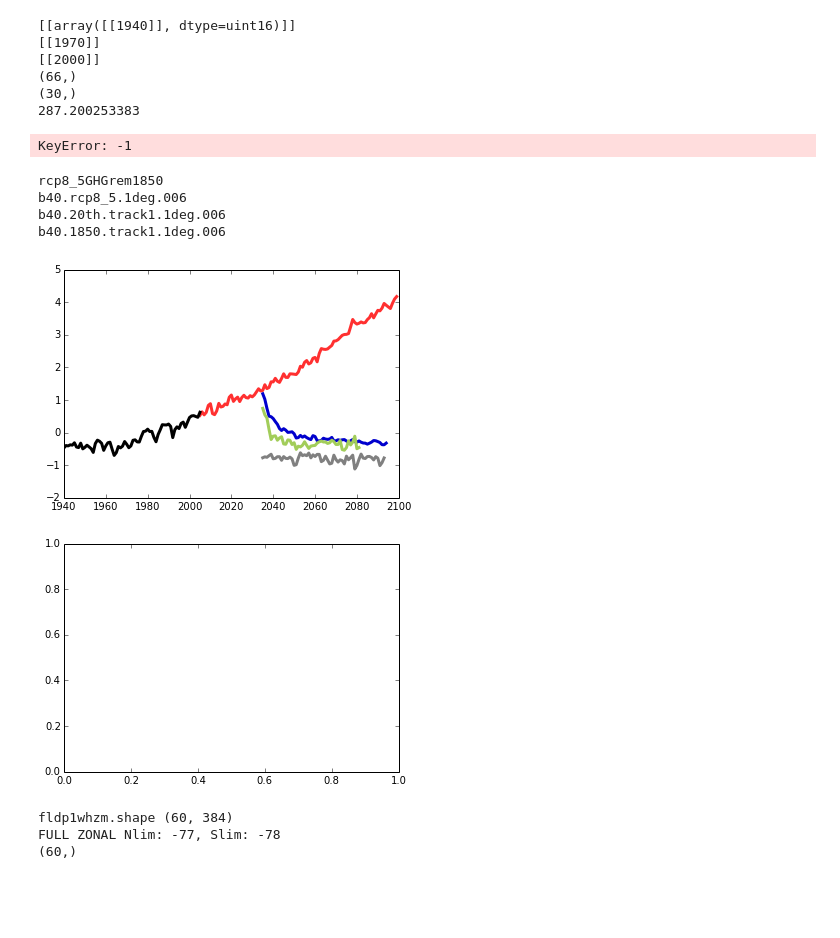
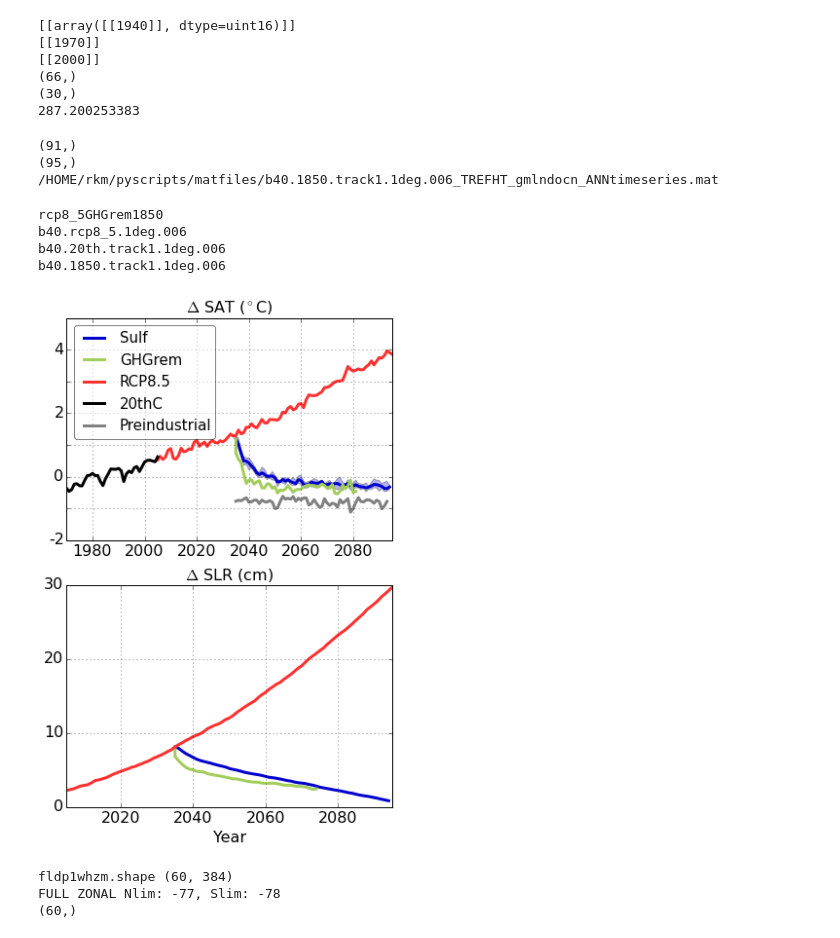
Before and after one commit to kemccusker/pyscripts, a Jupyter notebook: notebooks/ccsm4_geotimescalesfigs.ipynb, the cells around one changed output. Cells and saved outputs as stored; diff of their text form; code cells hidden in the pictures; blank space fills up the shorter version.

```diff
--- a/notebooks/ccsm4_geotimescalesfigs.ipynb
+++ b/notebooks/ccsm4_geotimescalesfigs.ipynb
@@ -9,8 +9,8 @@ import cccmacmaps as ccm
 
 printtofile=False
 
-#basepath='/home/rkm/pyscripts/matfiles/'
-basepath='/Users/kelly/School/Projects/maskclimatesens/matlab/'
+basepath='/HOME/rkm/pyscripts/matfiles/'
+#basepath='/Users/kelly/School/Projects/maskclimatesens/matlab/'
 fname=basepath + 'sealevelrise_variables2.mat'
 
 matdt = sp.io.loadmat(fname)
@@ -65,9 +65,9 @@ fontP.set_size('medium')
 
 
 # get 20thC SAT
-#basepath2='/home/rkm/pyscripts/matfiles/'
+basepath2='/HOME/rkm/pyscripts/matfiles/'
 ###basepath2='/Users/kelly/School/DATA/'
-basepath2='/Users/kelly/School/Projects/maskclimatesens/matlab/'
+#basepath2='/Users/kelly/School/Projects/maskclimatesens/matlab/'
 
 fnamec = basepath2 +'b40.20th.track1.1deg.006_TREFHT_gmlndocn_ANNtimeseries.mat'
 ctldt = sp.io.loadmat(fnamec)
@@ -91,6 +91,14 @@ print satc
 (66,)
 (30,)
 287.200253383
+# %%
+print rcp6.shape
+print rcp4.shape
+print fname
+# %% [output]
+(91,)
+(95,)
+/HOME/rkm/pyscripts/matfiles/b40.1850.track1.1deg.006_TREFHT_gmlndocn_ANNtimeseries.mat
 # %%
 sims=('rcp8_5GHGrem1850','b40.rcp8_5.1deg.006','b40.20th.track1.1deg.006','b40.1850.track1.1deg.006')
 col=(ccm.get_linecolor('darkolivegreen3'),ccm.get_linecolor('firebrick1'), 'black','0.5')
@@ -121,6 +129,8 @@ ensmax=ensdf.max(axis=1)
 xx=np.arange(2035,2035+60)
 sf = ax.plot(xx,ensdf.mean(axis=1)-satc,color=ccm.get_linecolor('mediumblue'),linewidth=3)
 
+fix1=ensdf.mean(axis=1)[0]
+
 leg = {}
 for sii,sim in enumerate(sims):
     print sim
@@ -129,7 +139,18 @@ for sii,sim in enumerate(sims):
     fld = np.squeeze(matdt['thefldANN'])
     startyr=matdt['startyr']
     xx=np.arange(startyr,startyr+len(fld))
+
+    if 'GHGrem' in fname: # fix gap in year 2035
+        fldtmp=np.zeros((len(fld)+1))
+        fldtmp[0] = fix1
+        fldtmp[1:] = fld
+        xx=np.zeros((len(fldtmp)))
+        xx[0]=startyr
+        xx[1:]=np.arange(startyr,startyr+len(fld))
+        fld=fldtmp
+
     leg[sim] = ax.plot(xx,fld-satc,color=col[sii],linewidth=3)
+
 
 xx=np.arange(2035,2035+60)
 # @@@ fill_between does not work on mac for some reason (Nov/5/2014)
@@ -142,41 +163,52 @@ ax.fill_between(xx,ensmin-satc,ensmax-satc,facecolor=ccm.get_linecolor('mediumbl
 ax.legend(('Sulf','GHGrem','RCP8.5','20thC','Preindustrial',),
           loc='upper left',fancybox=True,framealpha=0.5,fontsize=15)
 
 ax.grid()
 ax.set_xlim(1970,2095) #1970
 #ax.set_yticks(np.arange(286,293,2))
 #ax.set_yticklabels(np.arange(286,293,2),fontsize=16)
 ax.set_yticks(np.arange(-2,5,1))
 ax.set_yticklabels([-2,'',0,'',2,'',4,''],fontsize=16)
 ax.set_xticklabels(np.arange(1960,2100,20),fontsize=16)
 #ax.set_xlabel('Year')
 ax.set_title('$\Delta$ SAT ($^\circ$C)',fontsize=16)
 
+# fix gap for GHGrem in 2035:
+ghgremtmp=np.zeros((len(ghgrem)+1))
+ghgremtmp[0]=sulf[0]
+ghgremtmp[1:] = ghgrem
+xxghg=np.zeros((len(ghgrem)+1))
+xxghg[0]=2035
+xxghg[1:]=np.arange(2035,2035+len(ghgrem))
+
+
 ax=axs[1]
 xxr=np.arange(2005,2005+len(rcp4))
+xxr6=np.arange(2005,2005+len(rcp6))
 
 ax.plot(np.arange(2035,2035+len(sulf)),sulf,color=ccm.get_linecolor('mediumblue'),linewidth=3)
-ax.plot(np.arange(2035,2035+len(ghgrem)),ghgrem,
+ax.plot(xxghg,ghgremtmp,
         color=ccm.get_linecolor('darkolivegreen3'),linewidth=3)
-ax.plot(xxr,rcp4,color=ccm.get_linecolor('firebrick1'),linewidth=3)
+#ax.plot(xxr,rcp4,color=ccm.get_linecolor('firebrick1'),linewidth=3)
+ax.plot(xxr6,rcp6,color=ccm.get_linecolor('firebrick1'),linewidth=3)# rcp6 is consistent w/ SAT
+
 ax.grid()
 ax.set_ylim(0,30)
 ax.set_xlim(2005,2095)
 ax.set_xticklabels(np.arange(2000,2100,20),fontsize=16)
 ax.set_yticks(np.arange(0,35,10))
 ax.set_yticklabels(np.arange(0,35,10),fontsize=16)
 ax.set_title('$\Delta$ SLR (cm)',fontsize=16)
 ax.set_xlabel('Year',fontsize=16)
 
 if printtofile:
     fig.savefig('SAT_SLR_timeseries_geotimescalesWAISpaper.pdf')
 # %% [output]
-KeyError: -1
+rcp8_5GHGrem1850
+b40.rcp8_5.1deg.006
+b40.20th.track1.1deg.006
+b40.1850.track1.1deg.006
-rcp8_5GHGrem1850
-b40.rcp8_5.1deg.006
-b40.20th.track1.1deg.006
-b40.1850.track1.1deg.006
-[figure, old version]
+[figure, new version]
 # %%
 # Now plot zonal mean wind and wind stress curl
 # On challenger: /home/disk/eos11/ccsmruns/compute_windstress (or something close)
```
Also changed, not shown: parts of 1 cell of this notebook.
